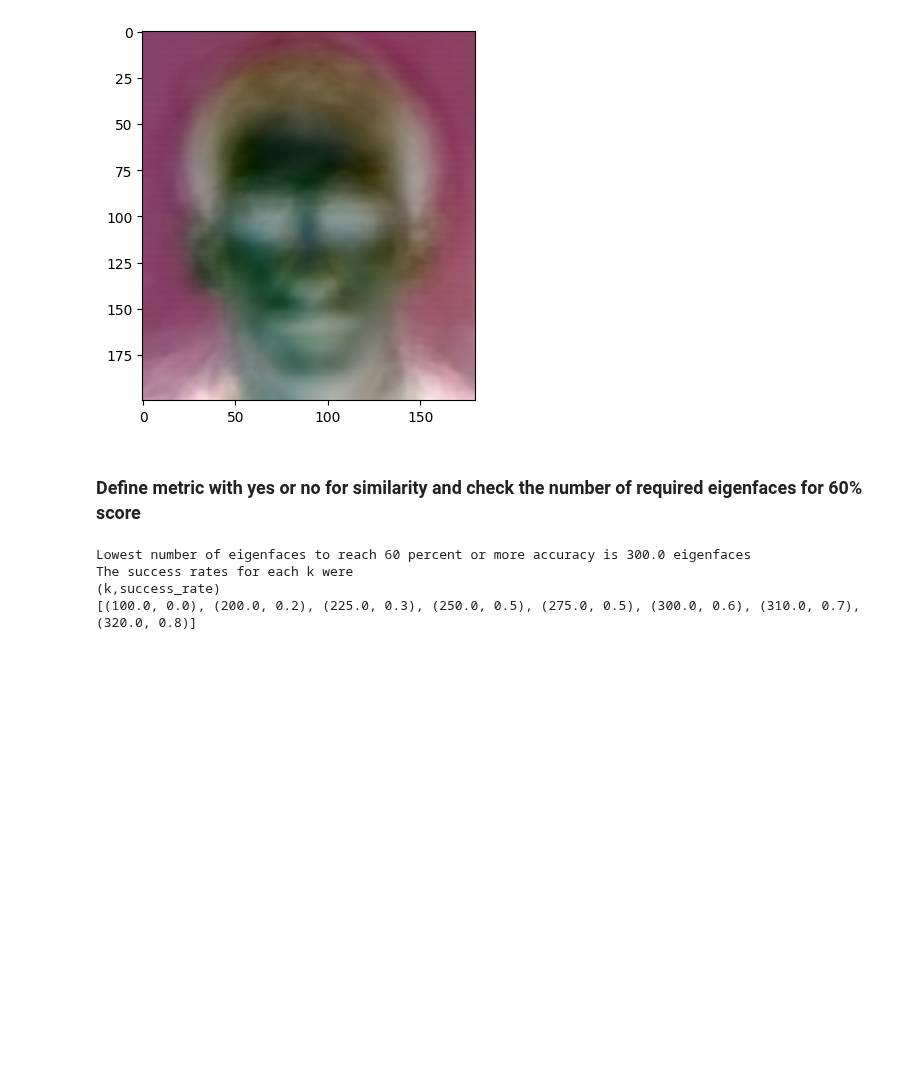
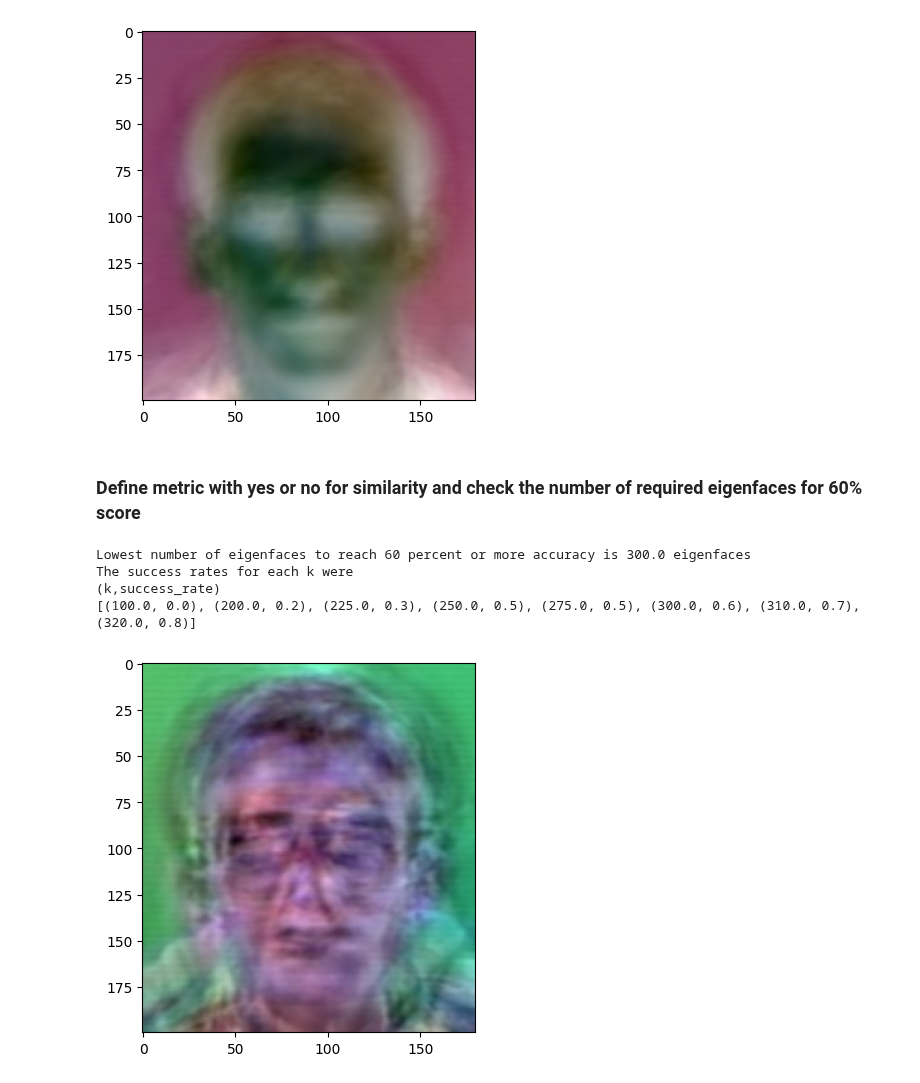
Before and after one commit to ronTohar1/CV_training, a Jupyter notebook: data_science/4_dimentionality_reduction/pca_imp.ipynb, the cells around one changed output. Cells and saved outputs as stored; diff of their text form; code cells hidden in the pictures; blank space fills up the shorter version.

```diff
--- a/data_science/4_dimentionality_reduction/pca_imp.ipynb
+++ b/data_science/4_dimentionality_reduction/pca_imp.ipynb
@@ -191,3 +192,18 @@ Lowest number of eigenfaces to reach 60 percent or more accuracy is 300.0 eigenf
 The success rates for each k were
 (k,success_rate)
 [(100.0, 0.0), (200.0, 0.2), (225.0, 0.3), (250.0, 0.5), (275.0, 0.5), (300.0, 0.6), (310.0, 0.7), (320.0, 0.8)]
+# %%
+ronto_image = cv2.imread("ronto_image.jpg")
+ronto_image = cv2.rotate(ronto_image, cv2.ROTATE_90_COUNTERCLOCKWISE)
+# ronto_image.reshape(images[0].shape)
+ronto_image = cv2.resize(ronto_image, image_shape[:2])
+plt.imshow(ronto_image)
+
+
+curr_eigenfaces = eigenfaces[:100]
+x_avg = average_image
+ronto_image = ronto_image.flatten()
+new_image = decompose_with_eigenfaces(ronto_image, x_avg, curr_eigenfaces)
+show_image(new_image)
+# %% [output]
+[figure, added]
```
Also changed, not shown: parts of 1 cell of this notebook, 4 other files.
